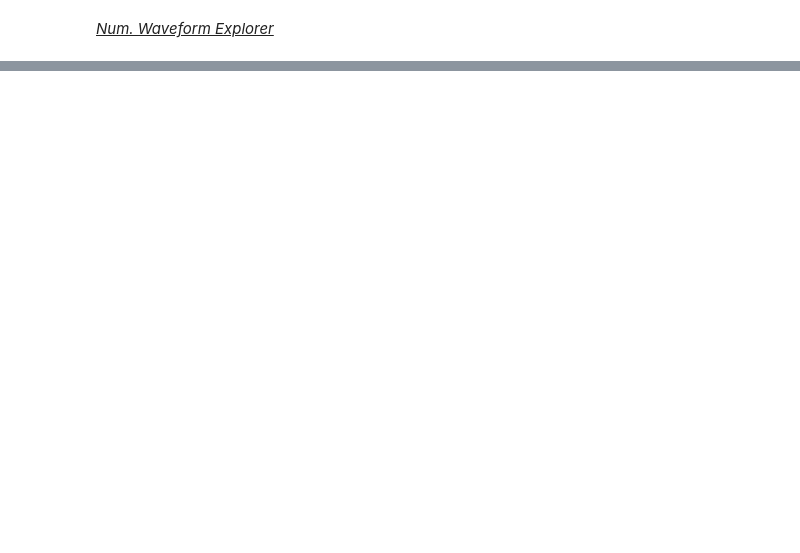
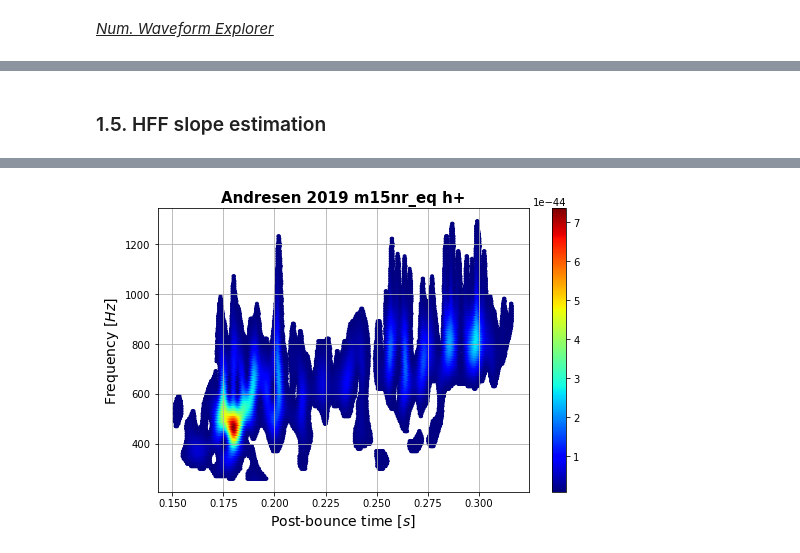
Before and after one commit to ManuelDMorales/CCSNeHFGW_ResNetClass, a Jupyter notebook: Codes/WaveformNum_Explorer.ipynb, the cells around one changed output, grey strips where cells are left out. Saved outputs shown, nothing was run; the diff lists cells and outputs as text; code cells hidden in the pictures; blank space fills up the shorter version.

```diff
--- a/Codes/WaveformNum_Explorer.ipynb
+++ b/Codes/WaveformNum_Explorer.ipynb
@@ -1281,0 +200,75 @@ Slope: 2806.3268849520664
+# %% [markdown]
+### 1.5. HFF slope estimation
+# %%
+# ------> Plot pixelized (scattered) scalogram
+
+# Check dimensions
+print("Wavelet Matrix dim:", WL.shape)
+print("Time array dim:", time.shape)
+print("Frequency array dim:", np.transpose(freq)[0].shape)
+
+print("")
+
+# Sampling time / frequency
+delta_t = time[1] - time[0]
+delta_f = freq[1][0] - freq[0][0]
+print("Delta t = ", delta_t)
+print("Delta f = ", delta_f)
+
+print("")
+
+# Mean of WL pixels
+WL_mean = np.mean(WL)
+print("Aritmetic mean of WL pixels:", WL_mean)
+
+# Reorganize arrays for time, freq, and wavelet
+
+sorted_t = []
+sorted_f = []
+sorted_W = []
+
+# Remark: WL[freq_index][time_index] (elements)
+#         freq_index for row, time_index is for column
+
+for freq_index in range(WL.shape[0]):
+    for time_index in range(WL.shape[1]):
+
+        # Selection 1: Most energetic pixels,
+        #              WL > mean(WL)
+        if WL[freq_index][time_index] > WL_mean:
+
+            # Selection 2: Pixels non in convection feature
+            #              t > 0.1 seconds
+            if time_index*delta_t > 0.1:
+
+            # Selection 3: Pixels non in SASI feature,
+            #              f > 250 Hz
+                if (freq_index+1)*delta_f > 250:
+
+                    sorted_t.append(time[time_index])
+                    sorted_f.append(freq[freq_index])
+                    sorted_W.append(WL[freq_index][time_index])
+
+print("")
+
+# Check dimensions
+print("Sorted t array length:", len(sorted_t))
+print("Sorted f array length:", len(sorted_f))
+print("Sorted W array length:", len(sorted_W))
+
+print("")
+
+# Plot scattered scalogram for most energetic pixels
+
+fig = plt.figure(figsize=(7.5,5))
+sc = plt.scatter(sorted_t, sorted_f, c=sorted_W, marker='.', cmap=plt.cm.jet)
+
+plt.xlabel("Post-bounce time [$s$]", fontsize=14)
+plt.ylabel("Frequency [$Hz$]", fontsize=14)
+plt.title(model_name, fontsize=15, fontweight="bold")
+
+plt.colorbar(sc)
+plt.grid(True)
+plt.tight_layout()
+plt.show()
+# %% [output]
@@ -1281,0 +287 @@ Slope: 2806.3268849520664
+[figure, added]
```
Also changed, not shown: parts of 128 cells of this notebook.
